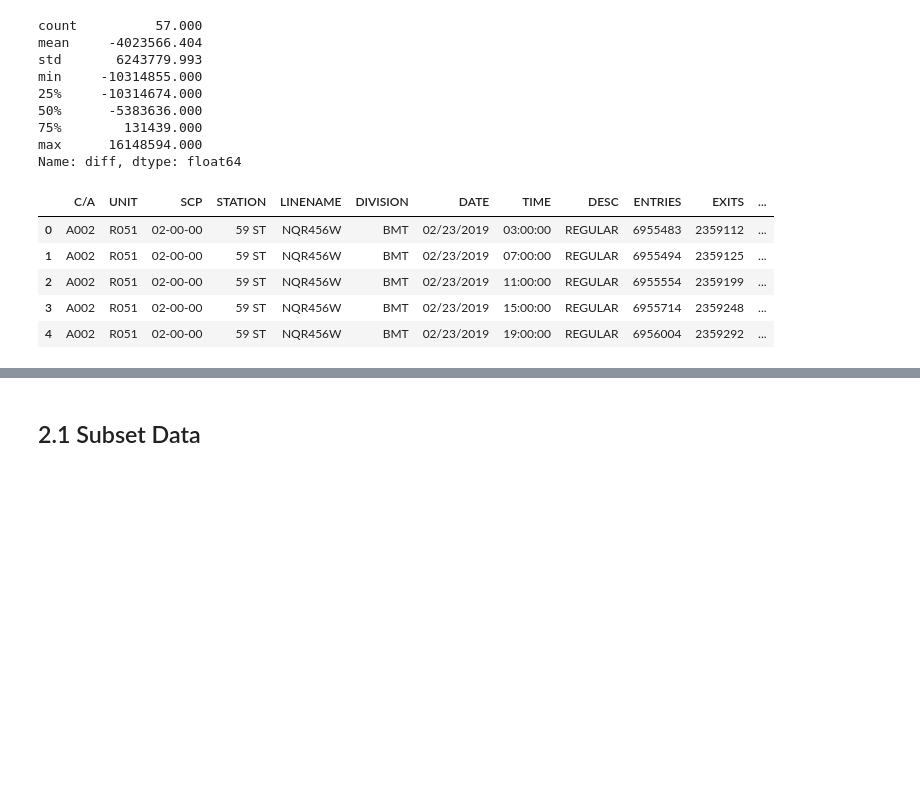
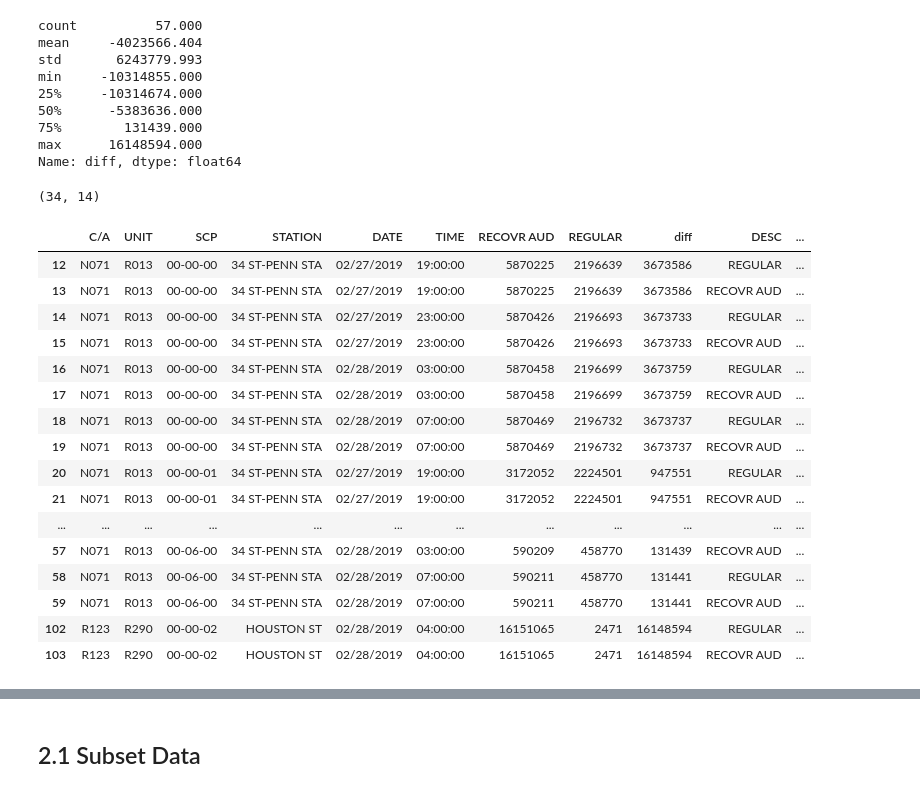
Before and after one commit to tczencka/MTA-Project-1, a Jupyter notebook: notebooks/cleaning.ipynb, the cells around one changed output, grey strips where cells are left out. Drawn from its saved outputs; the diff is of its cells as text; code cells hidden in the pictures; blank space fills up the shorter version.

```diff
--- a/notebooks/cleaning.ipynb
+++ b/notebooks/cleaning.ipynb
@@ -147,12 +146,41 @@ min     -10314855.000
 75%        131439.000
 max      16148594.000
 Name: diff, dtype: float64
-# %%
-sorted_mta.head() # shift 1 equals previous, shift -1 equals next
-# %% [output]
-|  | C/A | UNIT | SCP | STATION | LINENAME | DIVISION | DATE | TIME | DESC | ENTRIES | EXITS | ... |
-| 0 | A002 | R051 | 02-00-00 | 59 ST | NQR456W | BMT | 02/23/2019 | 03:00:00 | REGULAR | 6955483 | 2359112 | ... |
-| 1 | A002 | R051 | 02-00-00 | 59 ST | NQR456W | BMT | 02/23/2019 | 07:00:00 | REGULAR | 6955494 | 2359125 | ... |
-| 2 | A002 | R051 | 02-00-00 | 59 ST | NQR456W | BMT | 02/23/2019 | 11:00:00 | REGULAR | 6955554 | 2359199 | ... |
-| 3 | A002 | R051 | 02-00-00 | 59 ST | NQR456W | BMT | 02/23/2019 | 15:00:00 | REGULAR | 6955714 | 2359248 | ... |
-| 4 | A002 | R051 | 02-00-00 | 59 ST | NQR456W | BMT | 02/23/2019 | 19:00:00 | REGULAR | 6956004 | 2359292 | ... |
+# %%
+mta_data['prev_entries'] = mta_data.groupby(['C/A', 'UNIT', 'SCP', 'STATION'])['ENTRIES'].transform(lambda grp: grp.shift(1))
+mta_data['prev_desc'] = mta_data.groupby(['C/A', 'UNIT', 'SCP', 'STATION'])['DESC'].transform(lambda grp: grp.shift(1))
+# %%
+mta_data['next_entries'] = mta_data.groupby(['C/A', 'UNIT', 'SCP', 'STATION'])['ENTRIES'].transform(lambda grp: grp.shift(-1))
+mta_data['next_desc'] = mta_data.groupby(['C/A', 'UNIT', 'SCP', 'STATION'])['DESC'].transform(lambda grp: grp.shift(-1))
+# %%
+across_desc = across_desc.reset_index()
+# %%
+across_desc = across_desc.merge(
+    mta_data[['C/A', 'UNIT', 'SCP', 'STATION', 'DATE', 'TIME', 'DESC', 'prev_entries', 'prev_desc', 'next_entries', 'next_desc']],
+    how='inner',
+    on=['C/A', 'UNIT', 'SCP', 'STATION', 'DATE', 'TIME']
+)
+# %%
+across_desc[across_desc['diff'] > 100].shape
+# %% [output]
+(34, 14)
+# %%
+across_desc[across_desc['diff'] > 100].head(34)
+# %% [output]
+|  | C/A | UNIT | SCP | STATION | DATE | TIME | RECOVR AUD | REGULAR | diff | DESC | ... |
+| 12 | N071 | R013 | 00-00-00 | 34 ST-PENN STA | 02/27/2019 | 19:00:00 | 5870225 | 2196639 | 3673586 | REGULAR | ... |
+| 13 | N071 | R013 | 00-00-00 | 34 ST-PENN STA | 02/27/2019 | 19:00:00 | 5870225 | 2196639 | 3673586 | RECOVR AUD | ... |
+| 14 | N071 | R013 | 00-00-00 | 34 ST-PENN STA | 02/27/2019 | 23:00:00 | 5870426 | 2196693 | 3673733 | REGULAR | ... |
+| 15 | N071 | R013 | 00-00-00 | 34 ST-PENN STA | 02/27/2019 | 23:00:00 | 5870426 | 2196693 | 3673733 | RECOVR AUD | ... |
+| 16 | N071 | R013 | 00-00-00 | 34 ST-PENN STA | 02/28/2019 | 03:00:00 | 5870458 | 2196699 | 3673759 | REGULAR | ... |
+| 17 | N071 | R013 | 00-00-00 | 34 ST-PENN STA | 02/28/2019 | 03:00:00 | 5870458 | 2196699 | 3673759 | RECOVR AUD | ... |
+| 18 | N071 | R013 | 00-00-00 | 34 ST-PENN STA | 02/28/2019 | 07:00:00 | 5870469 | 2196732 | 3673737 | REGULAR | ... |
+| 19 | N071 | R013 | 00-00-00 | 34 ST-PENN STA | 02/28/2019 | 07:00:00 | 5870469 | 2196732 | 3673737 | RECOVR AUD | ... |
+| 20 | N071 | R013 | 00-00-01 | 34 ST-PENN STA | 02/27/2019 | 19:00:00 | 3172052 | 2224501 | 947551 | REGULAR | ... |
+| 21 | N071 | R013 | 00-00-01 | 34 ST-PENN STA | 02/27/2019 | 19:00:00 | 3172052 | 2224501 | 947551 | RECOVR AUD | ... |
+| ... | ... | ... | ... | ... | ... | ... | ... | ... | ... | ... | ... |
+| 57 | N071 | R013 | 00-06-00 | 34 ST-PENN STA | 02/28/2019 | 03:00:00 | 590209 | 458770 | 131439 | RECOVR AUD | ... |
+| 58 | N071 | R013 | 00-06-00 | 34 ST-PENN STA | 02/28/2019 | 07:00:00 | 590211 | 458770 | 131441 | REGULAR | ... |
+| 59 | N071 | R013 | 00-06-00 | 34 ST-PENN STA | 02/28/2019 | 07:00:00 | 590211 | 458770 | 131441 | RECOVR AUD | ... |
+| 102 | R123 | R290 | 00-00-02 | HOUSTON ST | 02/28/2019 | 04:00:00 | 16151065 | 2471 | 16148594 | REGULAR | ... |
+| 103 | R123 | R290 | 00-00-02 | HOUSTON ST | 02/28/2019 | 04:00:00 | 16151065 | 2471 | 16148594 | RECOVR AUD | ... |
```
Also changed, not shown: parts of 17 cells of this notebook.
